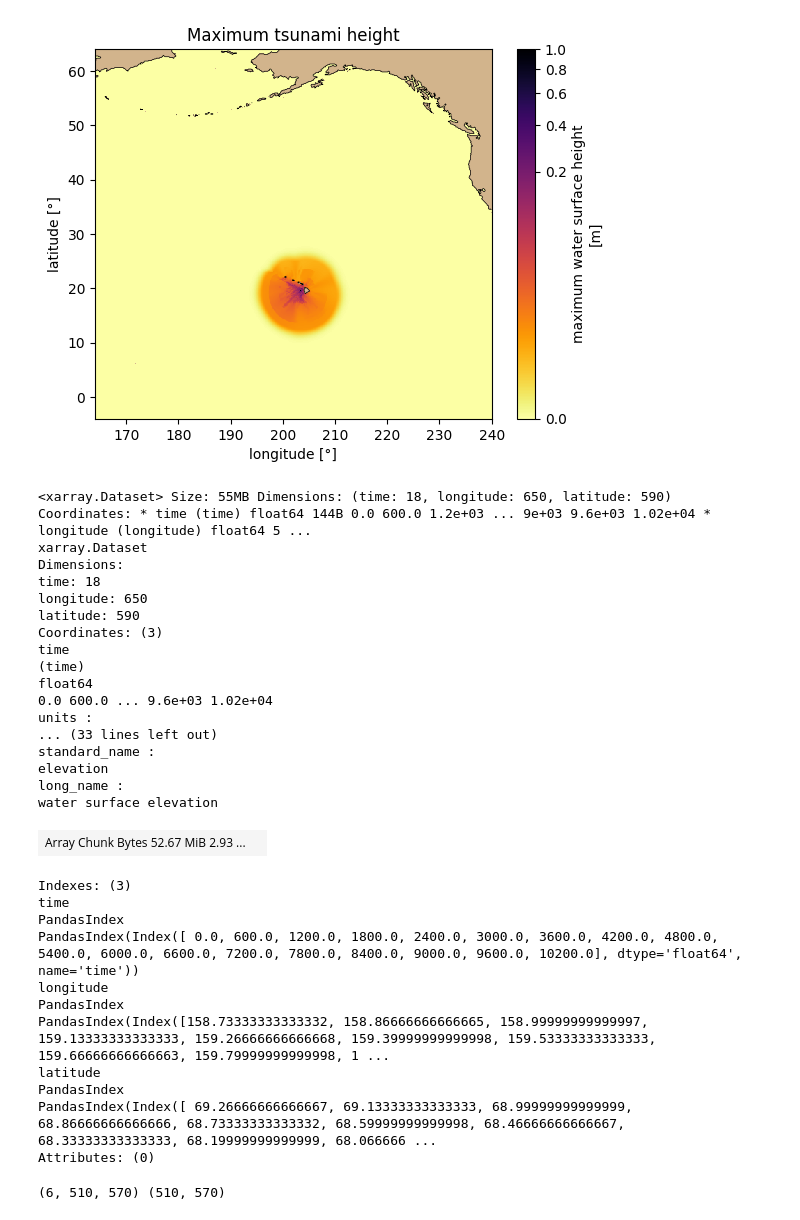
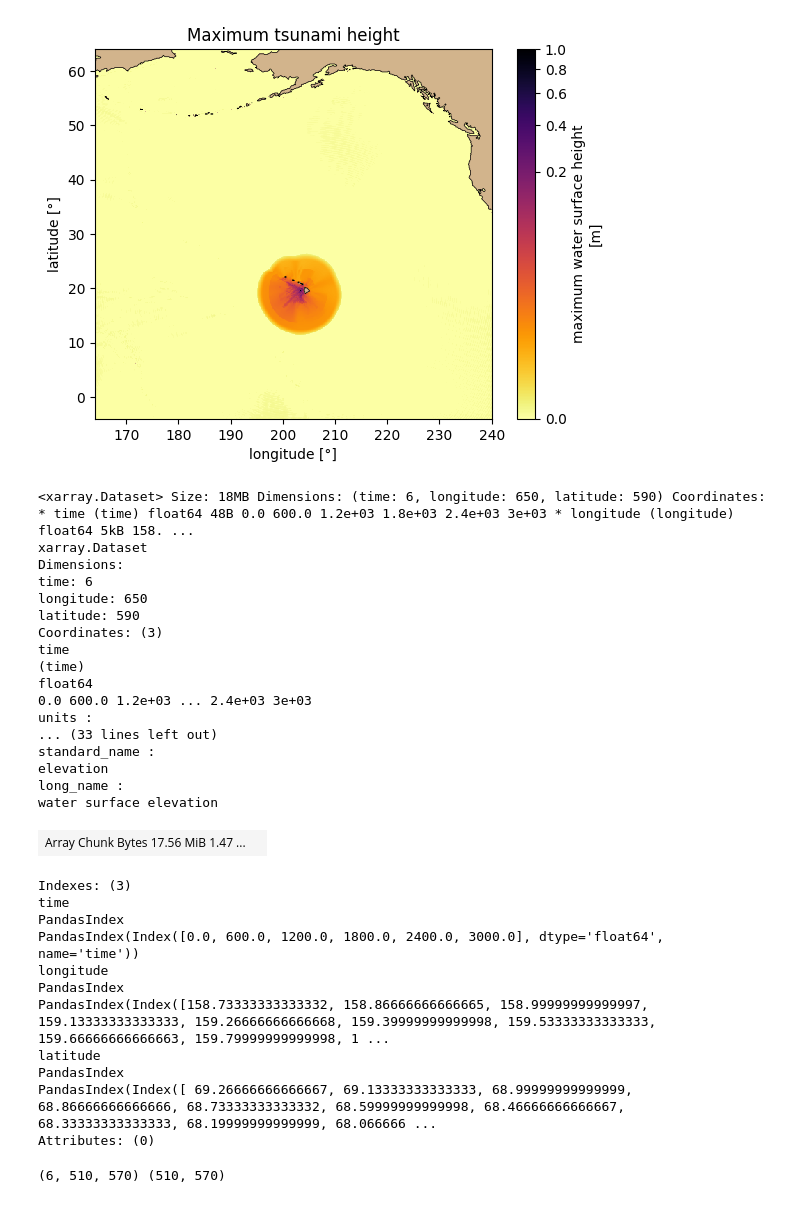
Before and after one commit to tomographyyy/tandem, a Jupyter notebook: view_results.ipynb, the cells around one changed output. Cells and saved outputs as stored; diff of their text form; code cells hidden in the pictures.

```diff
--- a/view_results.ipynb
+++ b/view_results.ipynb
@@ -65,31 +65,31 @@ ax.set_title("Maximum tsunami height")
 Text(0.5, 1.0, 'Maximum tsunami height')
 [figure]
 # %%
-nch = xr.open_mfdataset("outC0S0B0/h/*.nc", data_vars="minimal", combine='by_coords', parallel=True )
+nch = xr.open_mfdataset("out/h/*.nc", data_vars="minimal", combine='by_coords', parallel=True )
 nch
 # %% [output]
-<xarray.Dataset> Size: 55MB Dimensions: (time: 18, longitude: 650, latitude: 590) Coordinates: * time (time) float64 144B 0.0 600.0 1.2e+03 ... 9e+03 9.6e+03 1.02e+04 * longitude (longitude) float64 5 ...
+<xarray.Dataset> Size: 18MB Dimensions: (time: 6, longitude: 650, latitude: 590) Coordinates: * time (time) float64 48B 0.0 600.0 1.2e+03 1.8e+03 2.4e+03 3e+03 * longitude (longitude) float64 5kB 158. ...
 xarray.Dataset
 Dimensions:
-time: 18
+time: 6
 longitude: 650
 latitude: 590
 Coordinates: (3)
 time
 (time)
 float64
-0.0 600.0 ... 9.6e+03 1.02e+04
+0.0 600.0 1.2e+03 ... 2.4e+03 3e+03
 units :
 ... (33 lines left out)
 standard_name :
 elevation
 long_name :
 water surface elevation
-| Array Chunk Bytes 52.67 MiB 2.93 ... |  |
+| Array Chunk Bytes 17.56 MiB 1.47 ... |  |
 Indexes: (3)
 time
 PandasIndex
-PandasIndex(Index([ 0.0, 600.0, 1200.0, 1800.0, 2400.0, 3000.0, 3600.0, 4200.0, 4800.0, 5400.0, 6000.0, 6600.0, 7200.0, 7800.0, 8400.0, 9000.0, 9600.0, 10200.0], dtype='float64', name='time'))
+PandasIndex(Index([0.0, 600.0, 1200.0, 1800.0, 2400.0, 3000.0], dtype='float64', name='time'))
 longitude
 PandasIndex
 PandasIndex(Index([158.73333333333332, 158.86666666666665, 158.99999999999997, 159.13333333333333, 159.26666666666668, 159.39999999999998, 159.53333333333333, 159.66666666666663, 159.79999999999998, 1 ...
```
Also changed, not shown: parts of 1 cell of this notebook, 2 other files.
